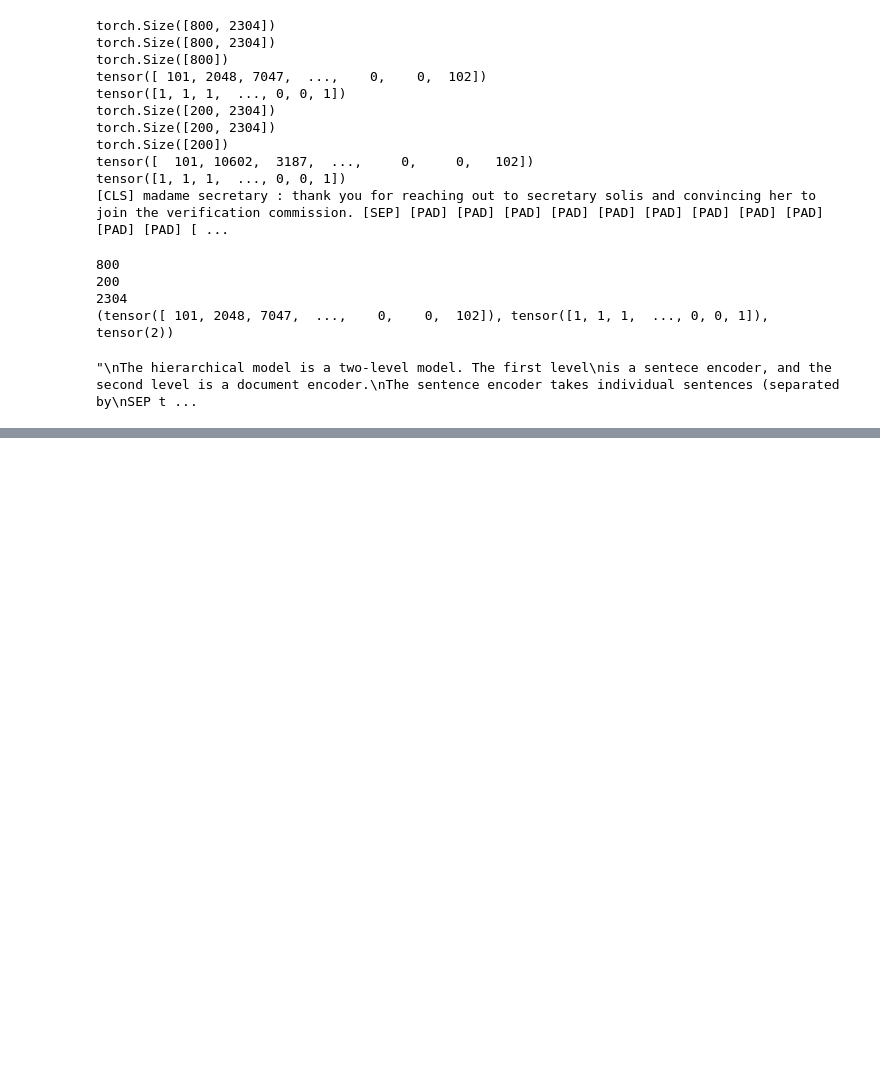
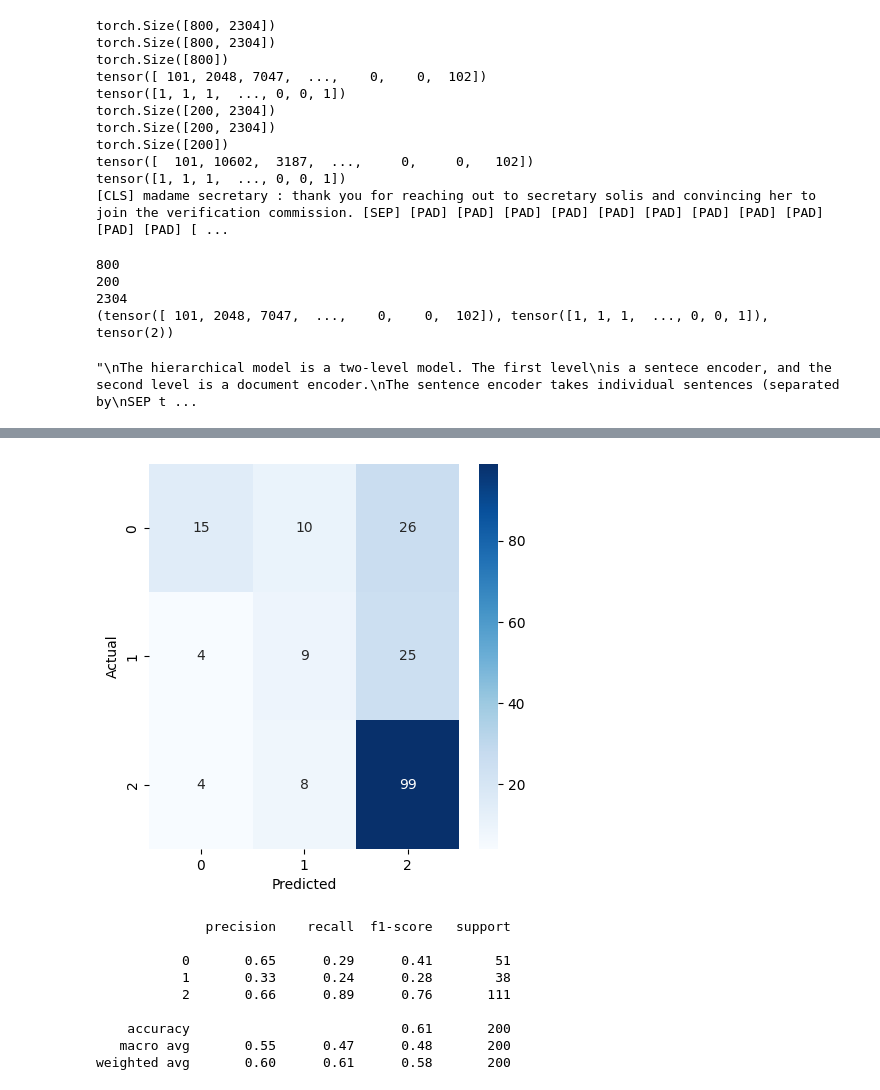
Before and after one commit to mkrishnapraneet/NLP, a Jupyter notebook: project/hierarchical.ipynb, the cells around one changed output, grey strips where cells are left out. Cells and saved outputs as stored; diff of their text form; code cells hidden in the pictures; blank space fills up the shorter version.

```diff
--- a/project/hierarchical.ipynb
+++ b/project/hierarchical.ipynb
@@ -24,7 +44,7 @@ max_sent_count = 0
 tot_sent_count = 0
 num_docs = 0
 sent_counts = []
-with open('./processed_data/GCDC/Clinton_train.jsonl', 'r') as f:
+with open('./Clinton_train.jsonl', 'r') as f:
     for line in f:
         data = json.loads(line)
         num_docs += 1
@@ -59,7 +79,7 @@ tokenizer = BertTokenizer.from_pretrained('bert-base-uncased')
 sentences = []
 labels = []
 # have exactly max_sent_in_doc sentences in each document, pad with [PAD] token if not enough
-with open('./processed_data/GCDC/Clinton_train.jsonl', 'r') as f:
+with open('./Clinton_train.jsonl', 'r') as f:
     for line in f:
         data = json.loads(line)
         sent_count = 0
@@ -103,7 +123,7 @@ for i in range(5):
 #  do the same for the test data
 sentences_test = []
 labels_test = []
-with open('./processed_data/GCDC/Clinton_test.jsonl', 'r') as f:
+with open('./Clinton_test.jsonl', 'r') as f:
     for line in f:
         data = json.loads(line)
         sent_count = 0
@@ -518,0 +545,48 @@ OutOfMemoryError: CUDA out of memory. Tried to allocate 28.00 MiB (GPU 0; 5.80 G
+# %%
+from sklearn.metrics import confusion_matrix, classification_report
+import seaborn as sns
+import matplotlib.pyplot as plt
+
+# get the predictions for the test data
+model.eval()
+predictions = []
+actual_labels = []
+with torch.no_grad():
+    for batch_idx, (input_ids, attention_mask, labels) in enumerate(dataloader_test):
+        # send the input ids, attention mask and labels to the GPU
+        input_ids = input_ids.to(device)
+        attention_mask = attention_mask.to(device)
+        labels = labels.to(device)
+        # get the doc_attention_mask
+        # doc_attention_mask = get_doc_attention_mask(input_ids)
+        # doc_attention_mask = doc_attention_mask.to(device)
+        # get the predictions
+        output = model(input_ids, attention_mask)
+        # get the predicted labels
+        predicted_labels = torch.argmax(output, dim=1)
+        # store the predicted and actual labels
+        predictions.extend(predicted_labels.tolist())
+        actual_labels.extend(labels.tolist())
+
+# get the confusion matrix
+cm = confusion_matrix(actual_labels, predictions)
+# plot the confusion matrix
+plt.figure(figsize=(5,5))
+sns.heatmap(cm, annot=True, fmt='d', cmap='Blues')
+plt.xlabel('Predicted')
+plt.ylabel('Actual')
+plt.show()
+
+# get the classification report
+print(classification_report(actual_labels, predictions))
+# %% [output]
+[figure, added]
+              precision    recall  f1-score   support
+
+           0       0.65      0.29      0.41        51
+           1       0.33      0.24      0.28        38
+           2       0.66      0.89      0.76       111
+
+    accuracy                           0.61       200
+   macro avg       0.55      0.47      0.48       200
+weighted avg       0.60      0.61      0.58       200
```
Also changed, not shown: parts of 3 cells of this notebook.
